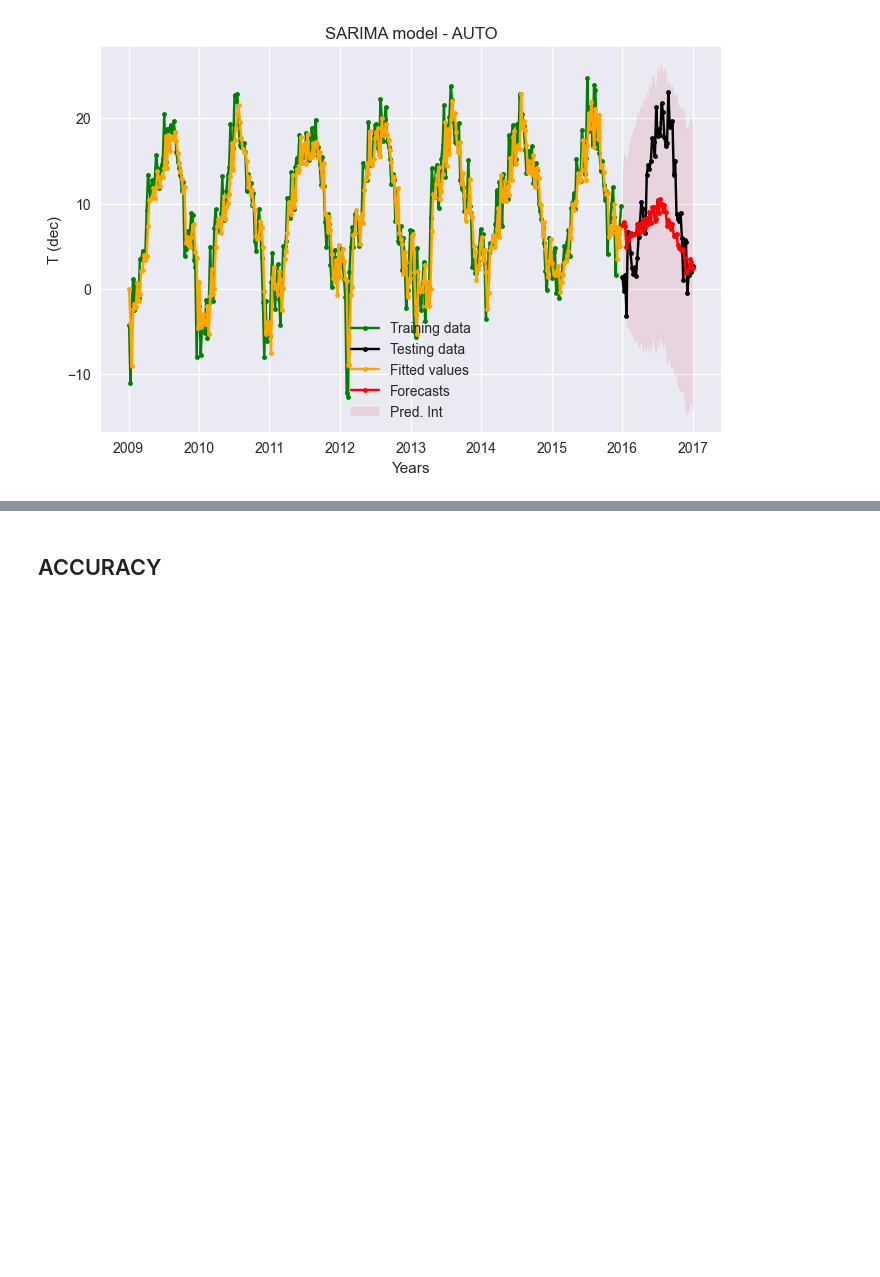
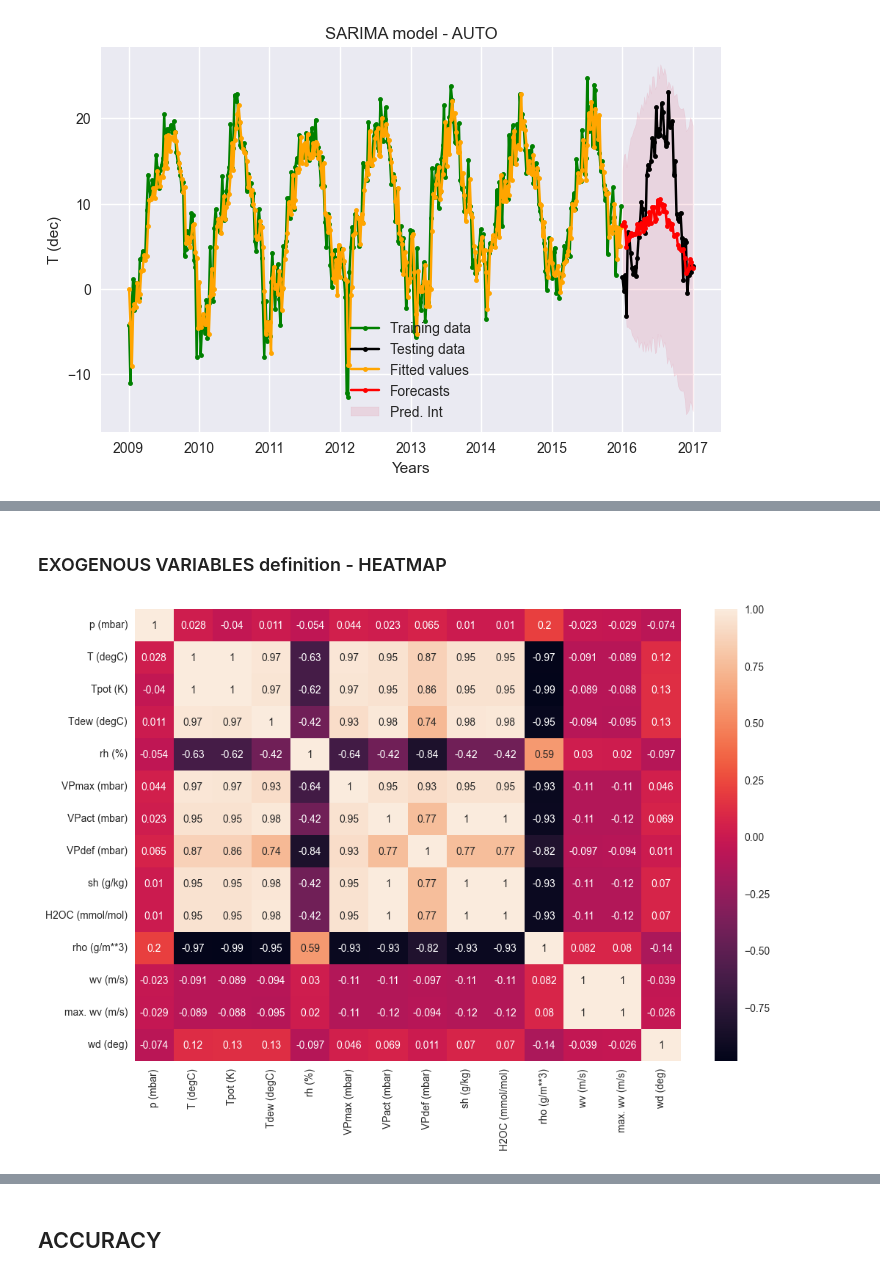
Before and after one commit to alelovo/StatisticalModels_project, a Jupyter notebook: SARIMA_family_models.ipynb, the cells around one changed output, grey strips where cells are left out. Drawn from its saved outputs; the diff is of its cells as text; code cells hidden in the pictures; blank space fills up the shorter version.

```diff
--- a/SARIMA_family_models.ipynb
+++ b/SARIMA_family_models.ipynb
@@ -262,0 +272,14 @@ accuracy_SARIMA_df = pd.concat([accuracy_SARIMA_df, pd.DataFrame({'Model':'AUTO
+# %% [markdown]
+### EXOGENOUS VARIABLES definition - HEATMAP
+# %%
+## HEATMAP
+features=['p (mbar)', 'T (degC)', 'Tpot (K)', 'Tdew (degC)', 'rh (%)',
+       'VPmax (mbar)', 'VPact (mbar)', 'VPdef (mbar)', 'sh (g/kg)',
+       'H2OC (mmol/mol)', 'rho (g/m**3)', 'wv (m/s)', 'max. wv (m/s)',
+       'wd (deg)']
+
+plt.figure(figsize=(12,8))
+sns.heatmap(w_df[features].corr(),annot=True)
+plt.show()
+# %% [output]
+[figure, added]
```
Also changed, not shown: parts of 14 cells of this notebook.
